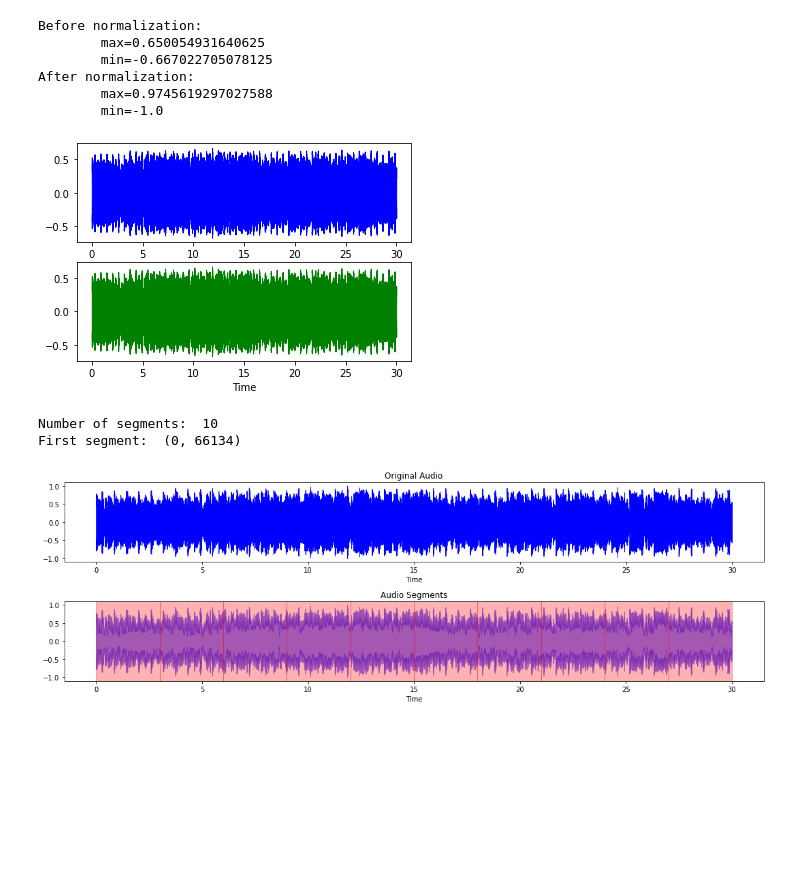
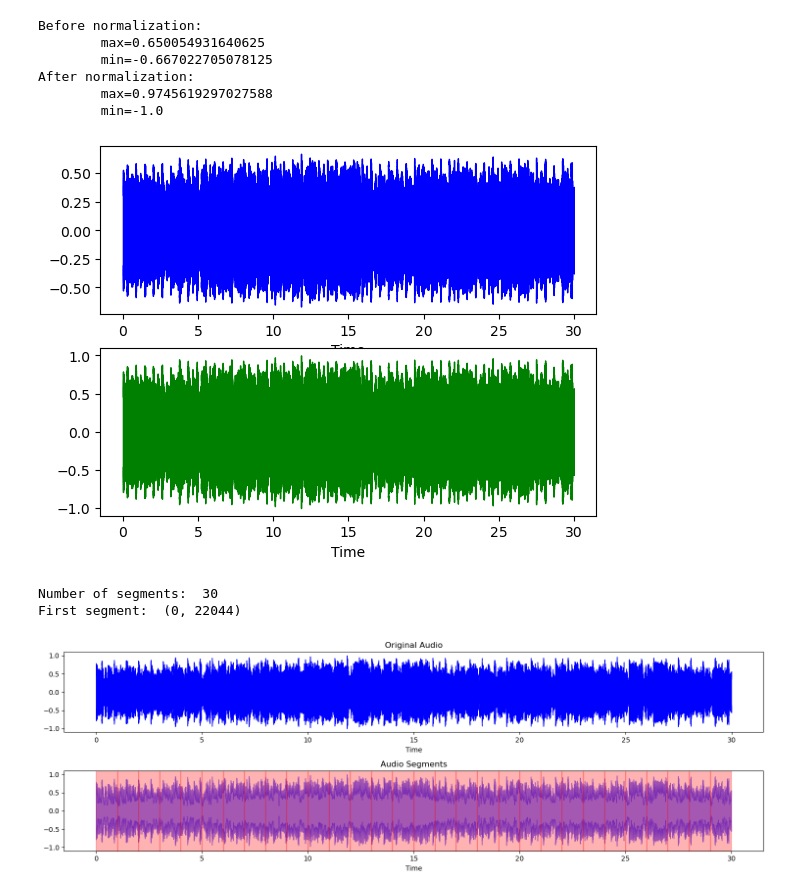
Before and after one commit to DanielVeress/music-genre-classification, a Jupyter notebook: DataProcessing.ipynb, the cells around one changed output. Saved outputs shown, nothing was run; the diff lists cells and outputs as text; code cells hidden in the pictures; blank space fills up the shorter version.

```diff
--- a/DataProcessing.ipynb
+++ b/DataProcessing.ipynb
@@ -13,10 +15,8 @@ import warnings
 warnings.simplefilter(action='ignore', category=FutureWarning)
 # %%
 # setting seeds
-SEED = 1234
 np.random.seed = SEED
 random.seed = SEED
 
 # setting up directories
-DATA_DIR = 'data'
 os.makedirs(DATA_DIR, exist_ok=True)
@@ -65,15 +68,15 @@ After normalization:
         min=-1.0
 # %%
 plt.subplot(2,1,1)
-librosa.display.waveshow(y, sr=sr, color='b')
+librosa.display.waveshow(y, sr=sr, color='b', label='Original')
 plt.subplot(2,1,2)
-librosa.display.waveshow(y, sr=sr, color='g')
+librosa.display.waveshow(normalized, sr=sr, color='g', label='Normalized')
 plt.show()
 # %% [output]
-[figure, old version]
+[figure, new version]
 # %%
 # segmentation
-def segment_audio_data(audio, segment_num=10):
+def segment_audio_data(audio, segment_num):
     segment_size = audio.shape[0]//segment_num
 
     segment_ranges = []
@@ -83,13 +86,12 @@ def segment_audio_data(audio, segment_num=10):
 
     return segment_ranges
 
-segment_num = 10
-segment_ranges = segment_audio_data(normalized, segment_num=segment_num)
-print('Number of segments: ', segment_num)
+segment_ranges = segment_audio_data(normalized, segment_num=SEGMENT_NUM)
+print('Number of segments: ', SEGMENT_NUM)
 print('First segment: ', segment_ranges[0])
 # %% [output]
-Number of segments:  10
-First segment:  (0, 66134)
+Number of segments:  30
+First segment:  (0, 22044)
 # %%
 def visualize_audio_segments(audio, sr, segment_ranges):
     plt.figure(figsize=(15, 5))
```
Also changed, not shown: parts of 24 cells of this notebook, 2 other files.
